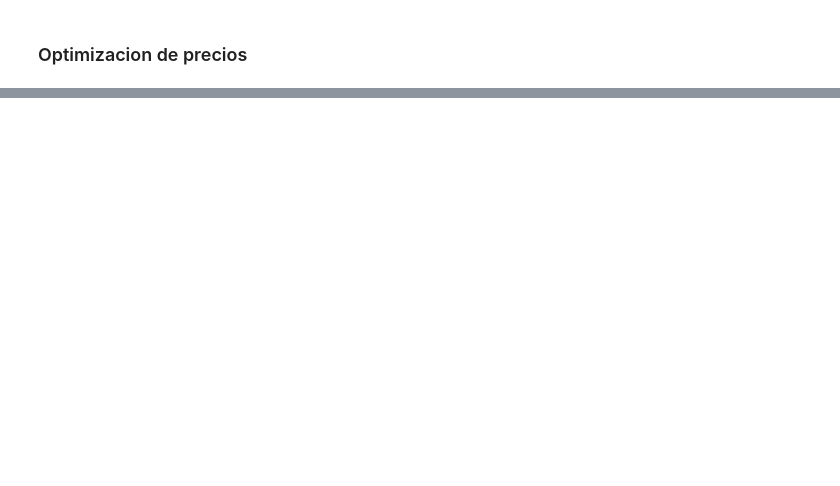
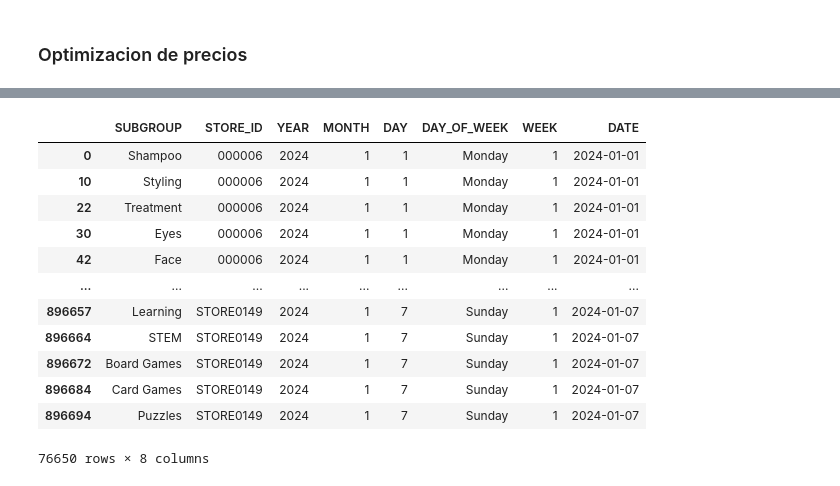
Before and after one commit to JuanCruzMendoza/AlixPartners-Competencia, a Jupyter notebook: src/light_gbm.ipynb, the cells around one changed output, grey strips where cells are left out. Cells and saved outputs as stored; diff of their text form; code cells hidden in the pictures; blank space fills up the shorter version.

```diff
--- a/src/light_gbm.ipynb
+++ b/src/light_gbm.ipynb
@@ -255,7 +255,10 @@ type_stores = pd.api.types.CategoricalDtype(categories=datos_unidos["STORE_ID"].
 template["STORE_ID"] = template["STORE_ID"].astype(type_stores)
 # %%
 template = template.sort_values(by=["DATE", "STORE_ID", "SKU"])
+# %%
+template = rolling_price_template(datos_unidos, template, "SUBGROUP", windows=[30,90], std=False)
+template = rolling_price_template(datos_unidos, template, "SKU", windows=[30,90], std=False)
 # %%
-template = rolling_sales_template(df=datos_unidos, template=template, group= "SUBGROUP", windows=[30, 90, 180])
-template = rolling_sales_template(df=datos_unidos, template=template, group= "SKU", windows=[30, 90, 180])
-template = rolling_sales_template(df=datos_unidos, template=template, group= "STORE_ID", windows=[30, 90, 180])
+template = rolling_sales_template(df=datos_unidos, template=template, group= "SUBGROUP", windows=[30, 90], std=False)
+template = rolling_sales_template(df=datos_unidos, template=template, group= "SKU", windows=[30, 90], std=False)
+template = rolling_sales_template(df=datos_unidos, template=template, group= "STORE_ID", windows=[30, 90], std=False)
@@ -274,0 +553,3 @@ mejor_df = pd.read_csv("resultados_optimizacion/mejor_config_lgb.csv")
+# %%
+features_subgroup = ['SUBGROUP', 'STORE_ID', 'YEAR', 'MONTH', 'DAY',
+       'DAY_OF_WEEK', 'WEEK']
@@ -274,0 +583,18 @@ mejor_df = pd.read_csv("resultados_optimizacion/mejor_config_lgb.csv")
+# %%
+template_subgroup = template[features_subgroup + ["DATE"]].drop_duplicates()
+# %%
+template_subgroup
+# %% [output]
+|  | SUBGROUP | STORE_ID | YEAR | MONTH | DAY | DAY_OF_WEEK | WEEK | DATE |
+| 0 | Shampoo | 000006 | 2024 | 1 | 1 | Monday | 1 | 2024-01-01 |
+| 10 | Styling | 000006 | 2024 | 1 | 1 | Monday | 1 | 2024-01-01 |
+| 22 | Treatment | 000006 | 2024 | 1 | 1 | Monday | 1 | 2024-01-01 |
+| 30 | Eyes | 000006 | 2024 | 1 | 1 | Monday | 1 | 2024-01-01 |
+| 42 | Face | 000006 | 2024 | 1 | 1 | Monday | 1 | 2024-01-01 |
+| ... | ... | ... | ... | ... | ... | ... | ... | ... |
+| 896657 | Learning | STORE0149 | 2024 | 1 | 7 | Sunday | 1 | 2024-01-07 |
+| 896664 | STEM | STORE0149 | 2024 | 1 | 7 | Sunday | 1 | 2024-01-07 |
+| 896672 | Board Games | STORE0149 | 2024 | 1 | 7 | Sunday | 1 | 2024-01-07 |
+| 896684 | Card Games | STORE0149 | 2024 | 1 | 7 | Sunday | 1 | 2024-01-07 |
+| 896694 | Puzzles | STORE0149 | 2024 | 1 | 7 | Sunday | 1 | 2024-01-07 |
+76650 rows × 8 columns
```
Also changed, not shown: parts of 31 cells of this notebook, 31 other files.
